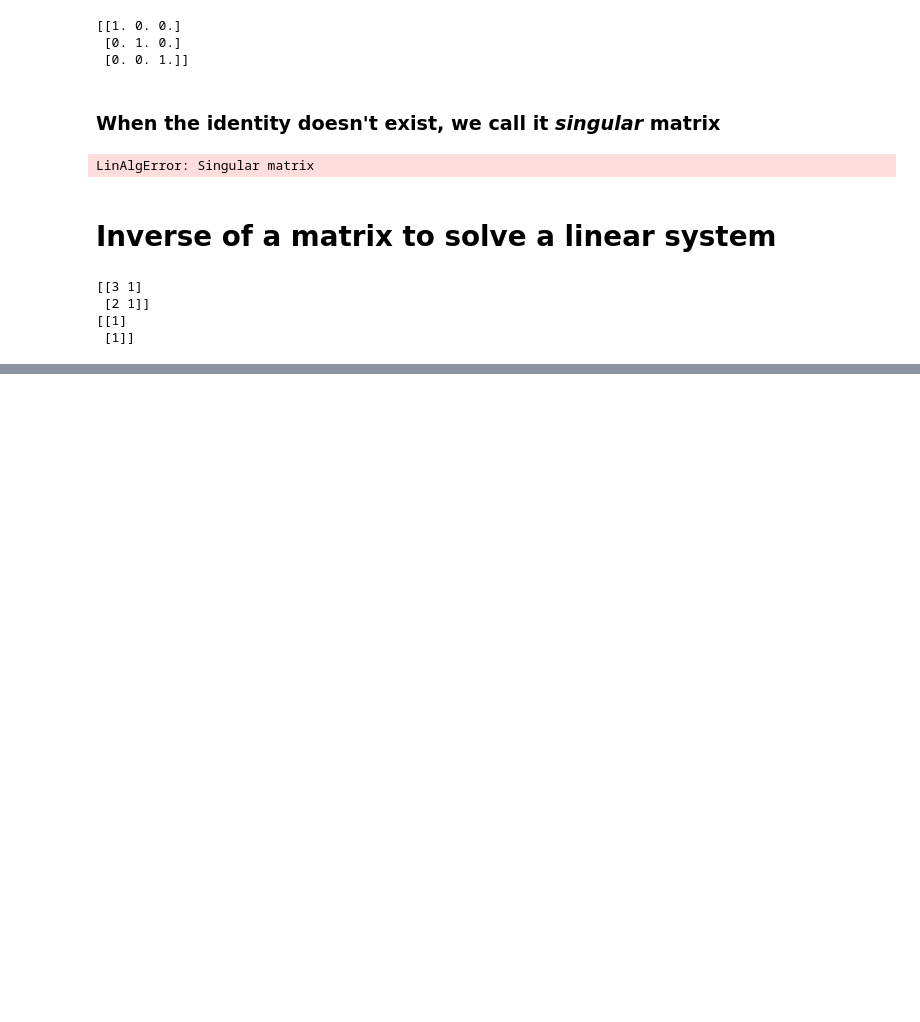
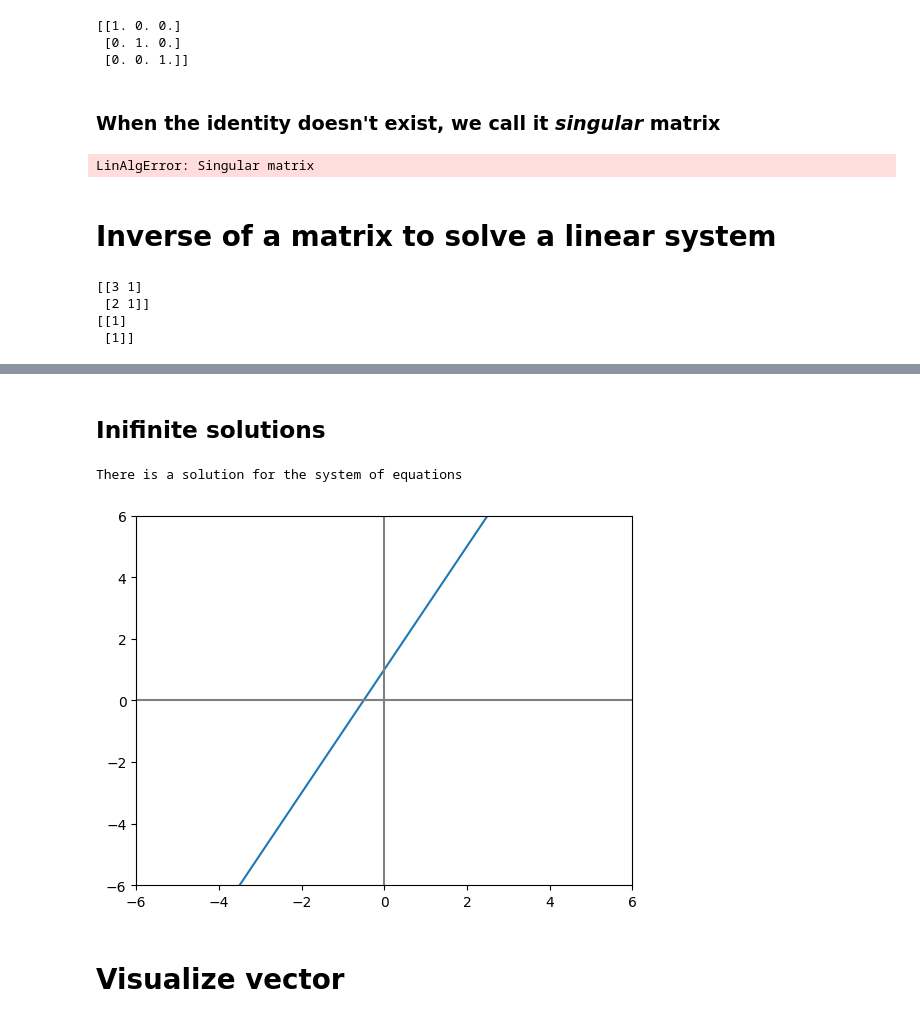
Before and after one commit to PabloBetancur428/Linear-Algebra-platzi, a Jupyter notebook: Linear_algebra_1.ipynb, the cells around one changed output, grey strips where cells are left out. Drawn from its saved outputs; the diff is of its cells as text; code cells hidden in the pictures; blank space fills up the shorter version.

```diff
--- a/Linear_algebra_1.ipynb
+++ b/Linear_algebra_1.ipynb
@@ -494,0 +560,22 @@ print(b)
+# %% [markdown]
+## Inifinite solutions
+# %%
+x = np.arange(-6, 6)
+
+y_3 = 2*x + 1
+print("There is a solution for the system of equations")
+plt.figure()
+
+plt.plot(x, y_3)
+
+plt.xlim(-6, 6)
+plt.ylim(-6, 6)
+
+plt.axvline(x=0, color='gray')
+plt.axhline(y=0, color='gray')
+plt.show()
+# %% [output]
+There is a solution for the system of equations
+[figure, added]
+# %% [markdown]
+# Visualize vector
```
Also changed, not shown: parts of 35 cells of this notebook.
